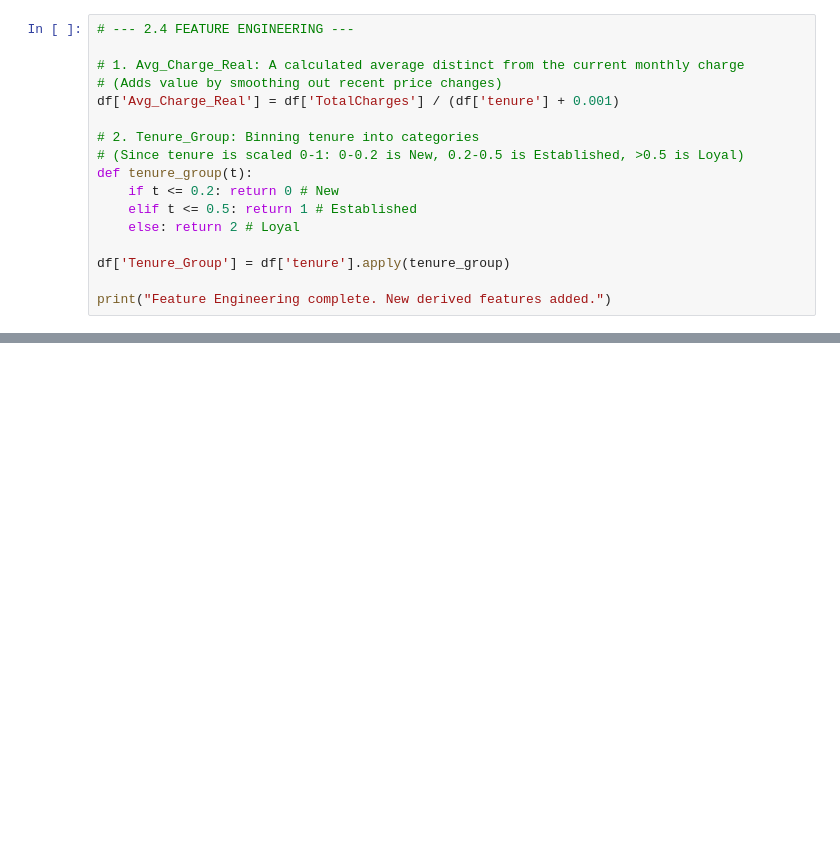
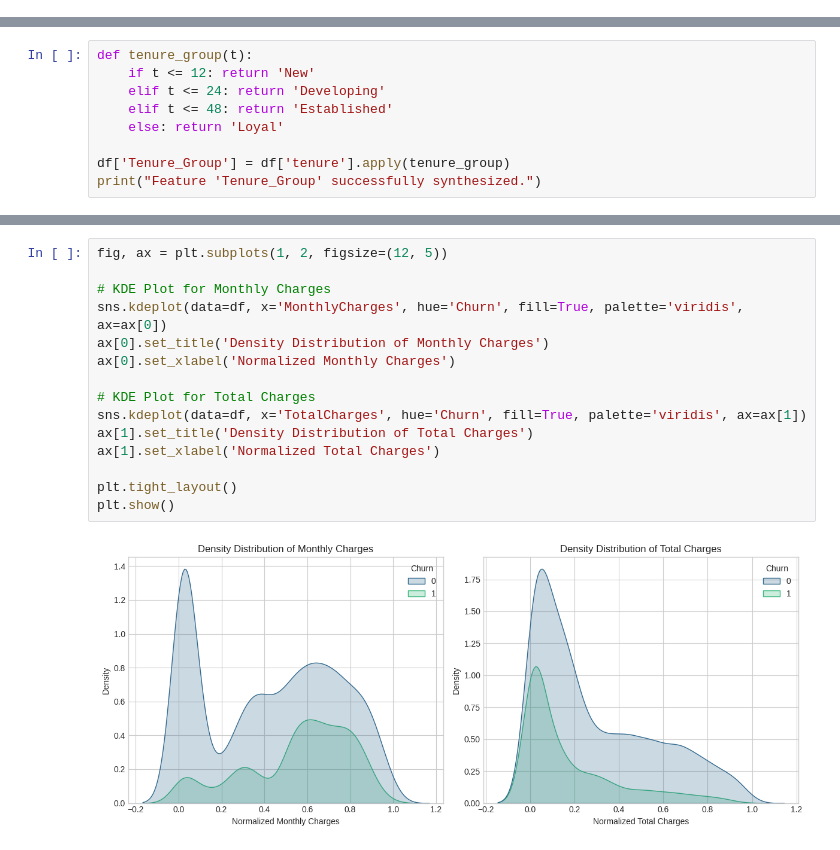
Before and after one commit to TharukaGamage19/CM2604-Cousework_2425604_Tharuka, a Jupyter notebook: CM2606_Coursework_Tharuka.ipynb, the cells around one changed output, grey strips where cells are left out. Drawn from its saved outputs; the diff is of its cells as text; blank space fills up the shorter version.

```diff
--- a/CM2606_Coursework_Tharuka.ipynb
+++ b/CM2606_Coursework_Tharuka.ipynb
@@ -205,17 +2,0 @@ Scaling complete. First 5 rows:
-# %%
-# --- 2.4 FEATURE ENGINEERING ---
-
-# 1. Avg_Charge_Real: A calculated average distinct from the current monthly charge
-# (Adds value by smoothing out recent price changes)
-df['Avg_Charge_Real'] = df['TotalCharges'] / (df['tenure'] + 0.001)
-
-# 2. Tenure_Group: Binning tenure into categories
-# (Since tenure is scaled 0-1: 0-0.2 is New, 0.2-0.5 is Established, >0.5 is Loyal)
-def tenure_group(t):
-    if t <= 0.2: return 0 # New
-    elif t <= 0.5: return 1 # Established
-    else: return 2 # Loyal
-
-df['Tenure_Group'] = df['tenure'].apply(tenure_group)
-
-print("Feature Engineering complete. New derived features added.")
@@ -619,0 +185,9 @@ This reduces the risk of overfitting and ensures the model is robust.
+# %%
+def tenure_group(t):
+    if t <= 12: return 'New'
+    elif t <= 24: return 'Developing'
+    elif t <= 48: return 'Established'
+    else: return 'Loyal'
+
+df['Tenure_Group'] = df['tenure'].apply(tenure_group)
+print("Feature 'Tenure_Group' successfully synthesized.")
@@ -619,0 +294,17 @@ This reduces the risk of overfitting and ensures the model is robust.
+# %%
+fig, ax = plt.subplots(1, 2, figsize=(12, 5))
+
+# KDE Plot for Monthly Charges
+sns.kdeplot(data=df, x='MonthlyCharges', hue='Churn', fill=True, palette='viridis', ax=ax[0])
+ax[0].set_title('Density Distribution of Monthly Charges')
+ax[0].set_xlabel('Normalized Monthly Charges')
+
+# KDE Plot for Total Charges
+sns.kdeplot(data=df, x='TotalCharges', hue='Churn', fill=True, palette='viridis', ax=ax[1])
+ax[1].set_title('Density Distribution of Total Charges')
+ax[1].set_xlabel('Normalized Total Charges')
+
+plt.tight_layout()
+plt.show()
+# %% [output]
+[figure, added]
```
Also changed, not shown: parts of 99 cells of this notebook.
